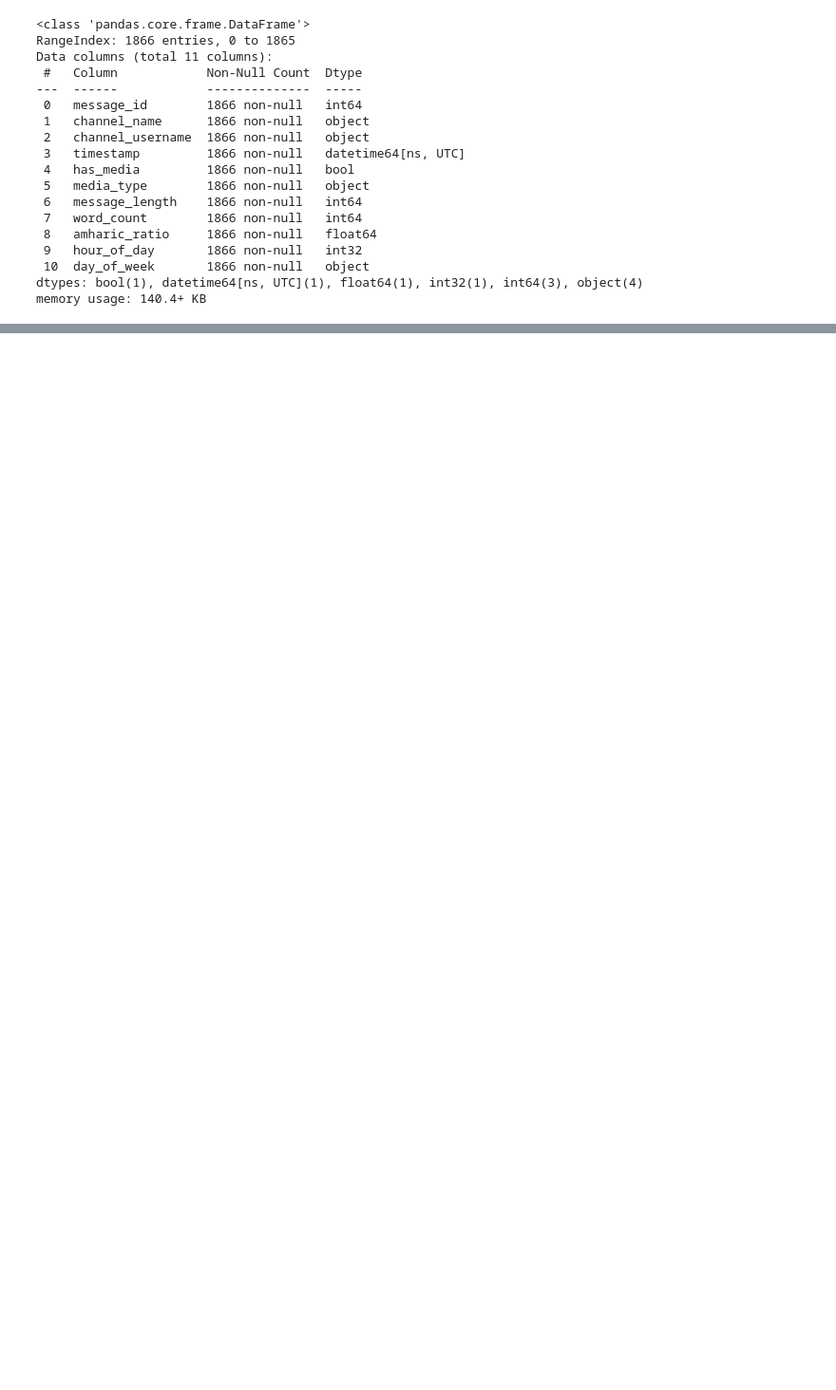
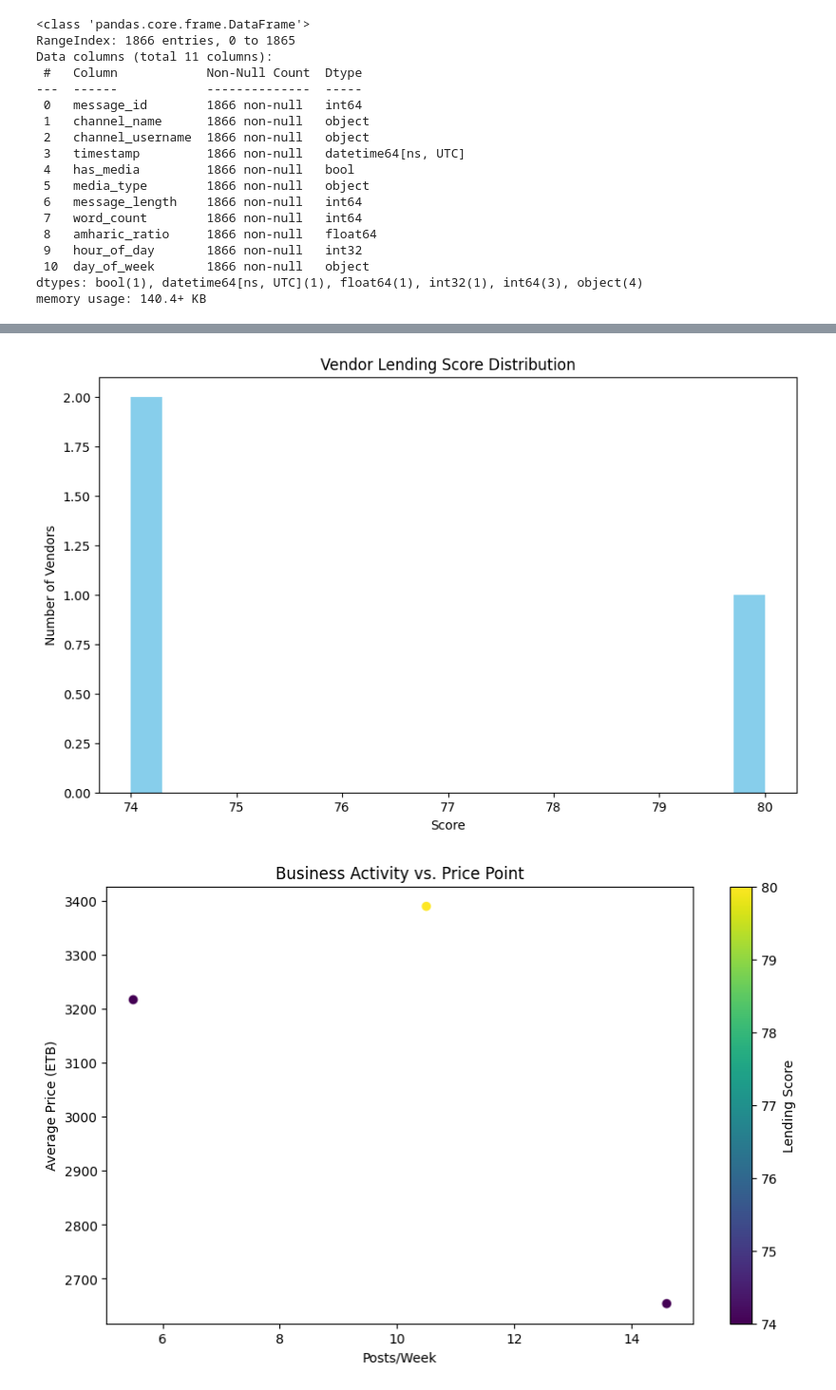
Before and after one commit to she-code/KAIM-WEEK-4, a Jupyter notebook: notebooks/task6.ipynb, the cells around one changed output, grey strips where cells are left out. Shown: that part at 95% size. Drawn from its saved outputs; the diff is of its cells as text; code cells hidden in the pictures; blank space fills up the shorter version.

Commit message:
feat: vendor scorecard analyzed and implmented

```diff
--- a/notebooks/task6.ipynb
+++ b/notebooks/task6.ipynb
@@ -10,4 +10,3 @@ parquet_dir = "../data/processed/"
 
 # Create the directory if it doesn't exist
 os.makedirs(parquet_dir, exist_ok=True)  # `exist_ok=True` prevents errors if dir already exists
-df = pd.read_parquet(os.path.join(parquet_dir, "metadata.parquet"))
@@ -14 +15,3 @@ df = pd.read_parquet(os.path.join(parquet_dir, "metadata.parquet"))
+# %%
+metadata_df = pd.read_parquet(os.path.join(parquet_dir, "metadata.parquet"))
 # %%
@@ -42,0 +40,2 @@ def load_vendor_data(metadata_df, vendor_username):
+# %%
+ner_df = pd.read_csv("../data/processed/ner_extracted.csv")
@@ -42,0 +249,2 @@ def load_vendor_data(metadata_df, vendor_username):
+# %%
+scorecard = calculate_vendor_metrics(full_dataset)
@@ -42,0 +291,26 @@ def load_vendor_data(metadata_df, vendor_username):
+# %%
+import matplotlib.pyplot as plt
+import pandas as pd
+
+def create_visualizations(df):
+    # Score Distribution
+    plt.figure(figsize=(10,6))
+    plt.hist(df['Lending Score'], bins=20, color='skyblue')
+    plt.title("Vendor Lending Score Distribution")
+    plt.xlabel("Score")
+    plt.ylabel("Number of Vendors")
+    plt.show()
+
+    # Price vs. Activity
+    plt.figure(figsize=(10,6))
+    plt.scatter(df['Posts/Week'], df['Avg. Price (ETB)'], c=df['Lending Score'], cmap='viridis')
+    plt.colorbar(label='Lending Score')
+    plt.title("Business Activity vs. Price Point")
+    plt.xlabel("Posts/Week")
+    plt.ylabel("Average Price (ETB)")
+    plt.show()
+
+create_visualizations(scorecard)
+# %% [output]
+[figure, added]
+[figure, added]
```
Also changed, not shown: parts of 17 cells of this notebook, 2 other files.
